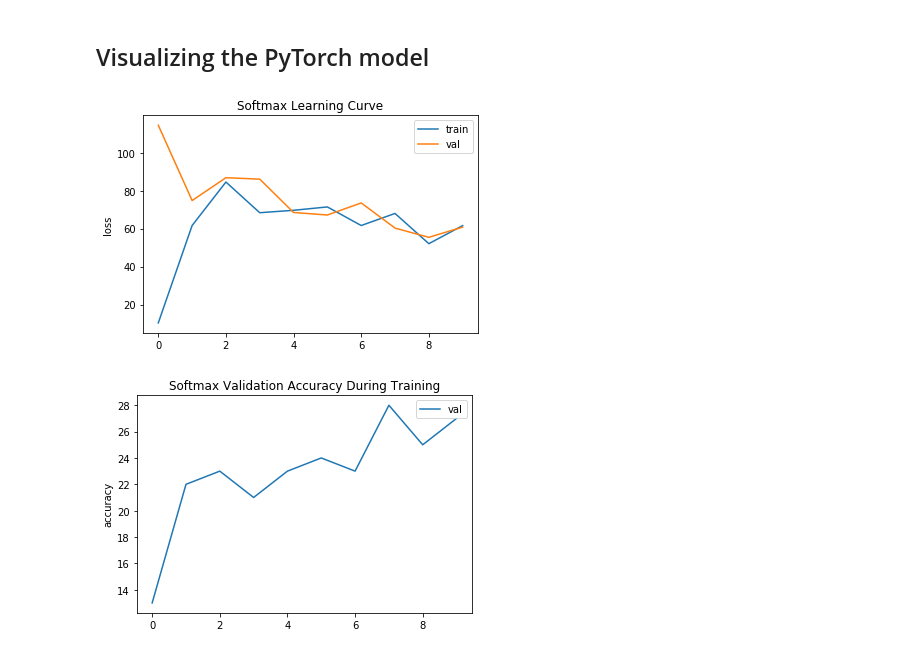
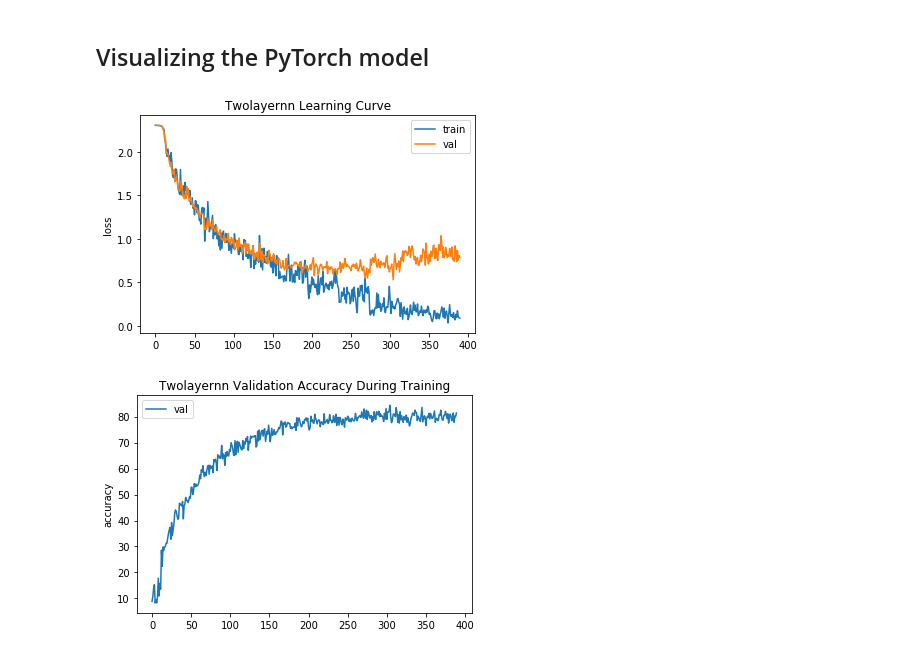
Before and after one commit to aten2001/CS-7643, a Jupyter notebook: hw1/2_pytorch/softmax-classifier.ipynb, the cells around one changed output. Saved outputs shown, nothing was run; the diff lists cells and outputs as text; code cells hidden in the pictures.

```diff
--- a/hw1/2_pytorch/softmax-classifier.ipynb
+++ b/hw1/2_pytorch/softmax-classifier.ipynb
@@ -51,7 +51,7 @@ train_losses = []
 val_losses = []
 val_accs = []
 # NOTE: You may need to change this file name.
-with open('softmax.log', 'r') as f:
+with open('twolayernn.log', 'r') as f:
     for line in f:
         train_match = train_loss_re.match(line)
         val_match = val_loss_re.match(line)
@@ -65,18 +65,18 @@ with open('softmax.log', 'r') as f:
 # %%
 fig = plt.figure()
 plt.plot(train_losses, label='train')
 plt.plot(val_losses, label='val')
-plt.title('Softmax Learning Curve')
+plt.title('Twolayernn Learning Curve')
 plt.ylabel('loss')
 plt.legend()
-fig.savefig('softmax_lossvstrain.png')
+fig.savefig('twolayernn_lossvstrain.png')
 
 fig = plt.figure()
 plt.plot(val_accs, label='val')
-plt.title('Softmax Validation Accuracy During Training')
+plt.title('Twolayernn Validation Accuracy During Training')
 plt.ylabel('accuracy')
 plt.legend()
-fig.savefig('softmax_valaccuracy.png')
+fig.savefig('twolayernn_valaccuracy.png')
 # %% [output]
-[figure, old version]
+[figure, new version]
-[figure, old version]
+[figure, new version]
```
Also changed, not shown: 52 other files.
